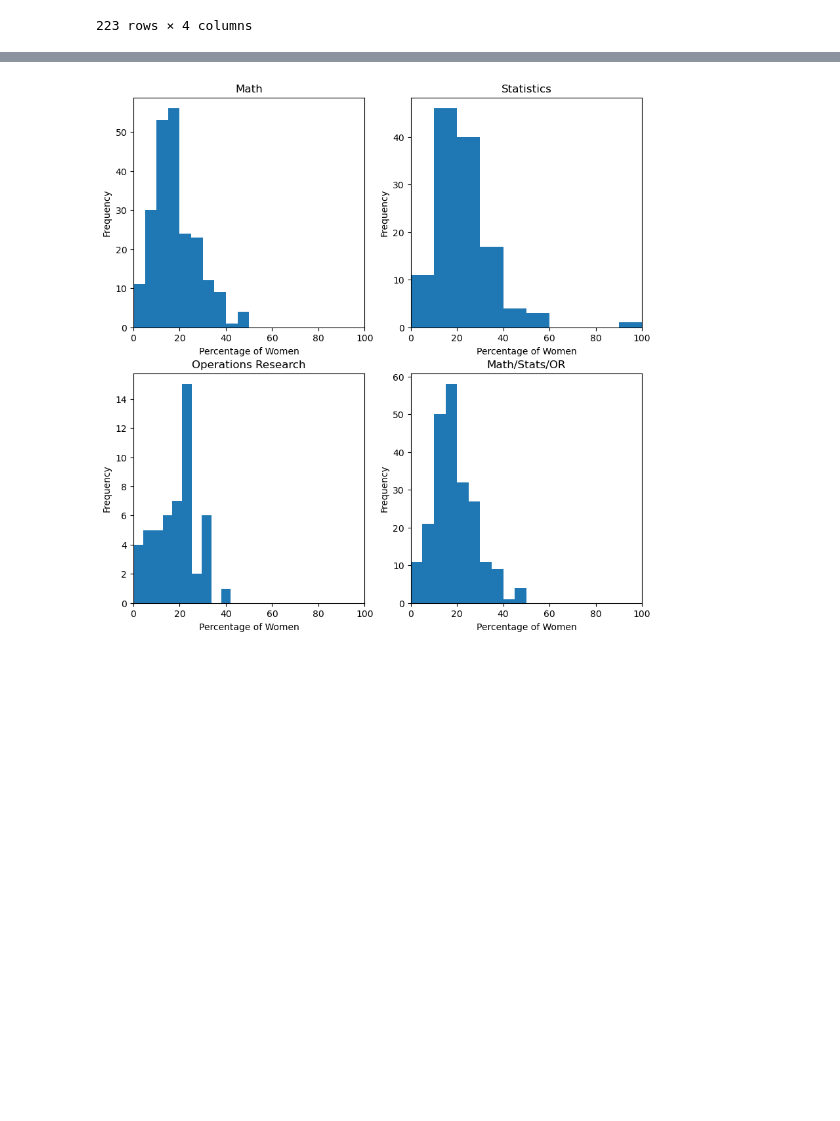
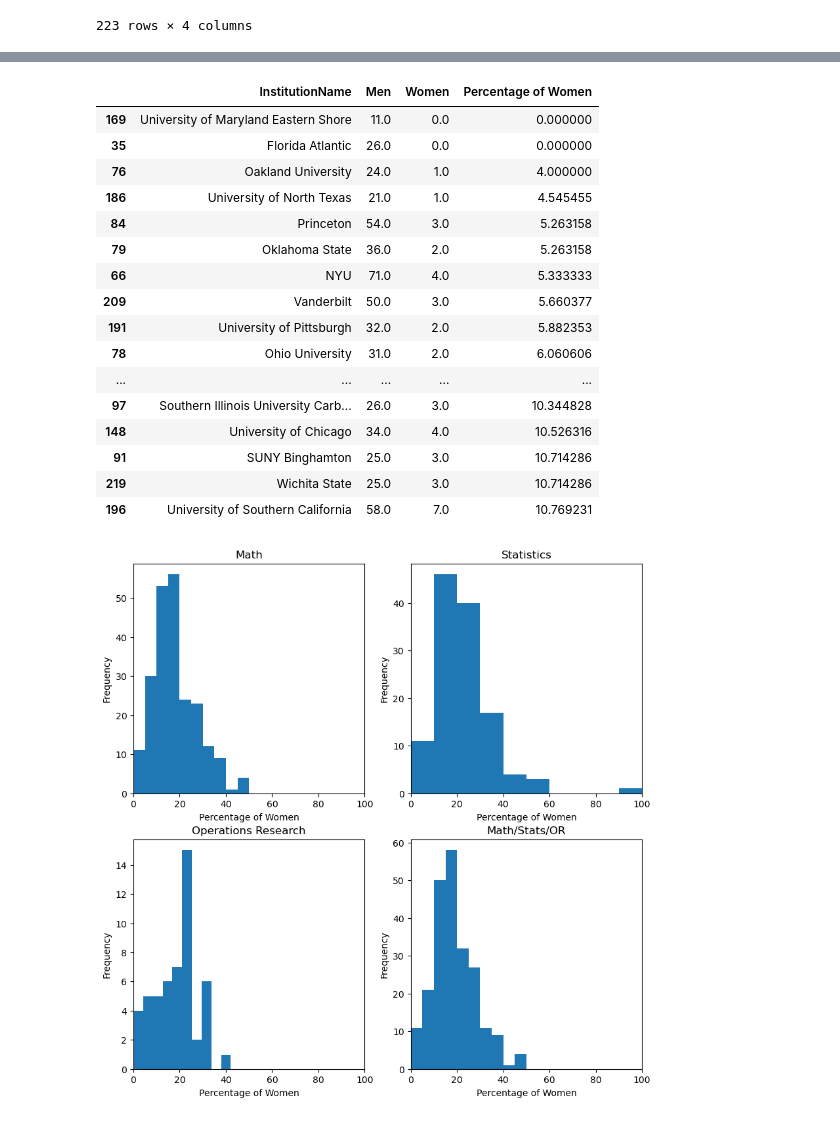
Before and after one commit to DAAAAMNSocialJustice/metamath, a Jupyter notebook: AMM/analysis.ipynb, the cells around one changed output, grey strips where cells are left out. Saved outputs shown, nothing was run; the diff lists cells and outputs as text; code cells hidden in the pictures; blank space fills up the shorter version.

```diff
--- a/AMM/analysis.ipynb
+++ b/AMM/analysis.ipynb
@@ -112,3 +128,23 @@ df_data_by_institution_math
+# %%
+df_data_by_institution_math[df_data_by_institution_math['Men']+df_data_by_institution_math['Women']>10].sort_values(by='Percentage of Women', ascending=True).head(40)
+# %% [output]
+|  | InstitutionName | Men | Women | Percentage of Women |
+| 169 | University of Maryland Eastern Shore | 11.0 | 0.0 | 0.000000 |
+| 35 | Florida Atlantic | 26.0 | 0.0 | 0.000000 |
+| 76 | Oakland University | 24.0 | 1.0 | 4.000000 |
+| 186 | University of North Texas | 21.0 | 1.0 | 4.545455 |
+| 84 | Princeton | 54.0 | 3.0 | 5.263158 |
+| 79 | Oklahoma State | 36.0 | 2.0 | 5.263158 |
+| 66 | NYU | 71.0 | 4.0 | 5.333333 |
+| 209 | Vanderbilt | 50.0 | 3.0 | 5.660377 |
+| 191 | University of Pittsburgh | 32.0 | 2.0 | 5.882353 |
+| 78 | Ohio University | 31.0 | 2.0 | 6.060606 |
+| ... | ... | ... | ... | ... |
+| 97 | Southern Illinois University Carb... | 26.0 | 3.0 | 10.344828 |
+| 148 | University of Chicago | 34.0 | 4.0 | 10.526316 |
+| 91 | SUNY Binghamton | 25.0 | 3.0 | 10.714286 |
+| 219 | Wichita State | 25.0 | 3.0 | 10.714286 |
+| 196 | University of Southern California | 58.0 | 7.0 | 10.769231 |
 # %%
 #Plot some histograms by field
 plt.figure(figsize=(10,10))
```
Also changed, not shown: parts of 4 cells of this notebook.
